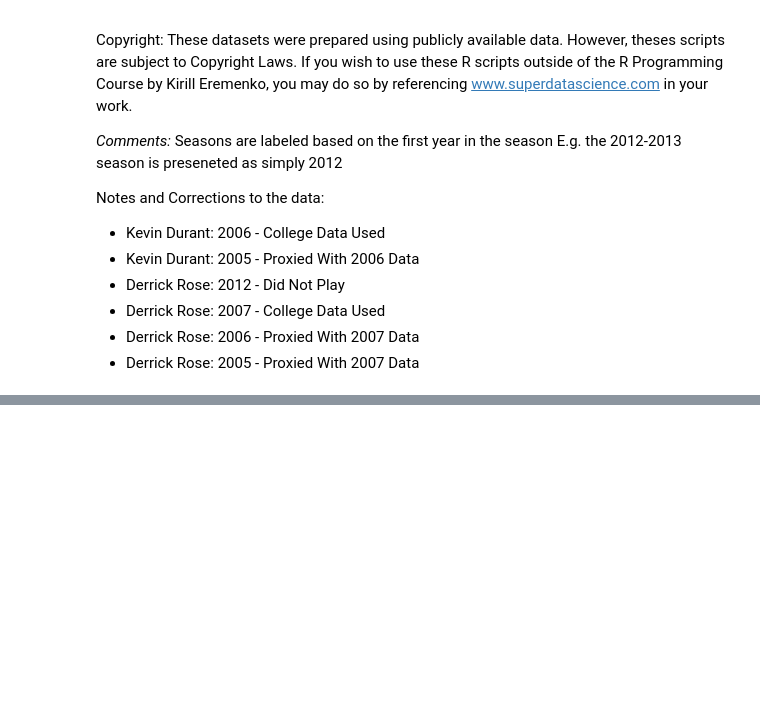
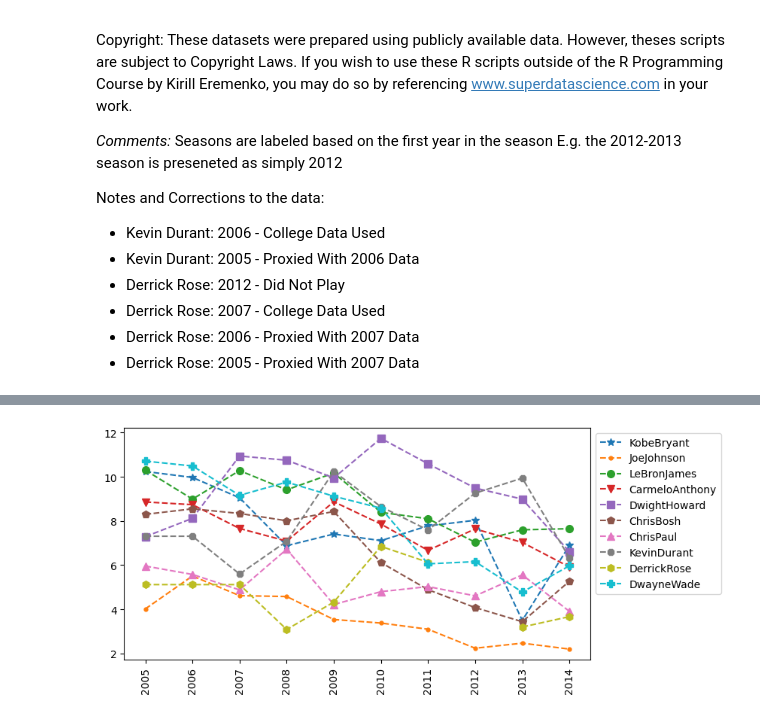
Before and after one commit to supershao1/PythonA-Z, a Jupyter notebook: Section_4_Homework_data.ipynb, the cells around one changed output, grey strips where cells are left out. Saved outputs shown, nothing was run; the diff lists cells and outputs as text; code cells hidden in the pictures; blank space fills up the shorter version.

```diff
--- a/Section_4_Homework_data.ipynb
+++ b/Section_4_Homework_data.ipynb
@@ -77,3 +77,9 @@ DwayneWade_FTA = [803,535,467,771,702,652,297,425,258,370]
 #
 # <put your code here>
 #
+# %%
+import numpy as np
+import matplotlib.pyplot as plt
+
+FT = np.array([KobeBryant_FT,JoeJohnson_FT,LeBronJames_FT,CarmeloAnthony_FT,DwightHoward_FT,ChrisBosh_FT,ChrisPaul_FT,KevinDurant_FT,DerrickRose_FT,DwayneWade_FT])
+FTA = np.array([KobeBryant_FTA,JoeJohnson_FTA,LeBronJames_FTA,CarmeloAnthony_FTA,DwightHoward_FTA,ChrisBosh_FTA,ChrisPaul_FTA,KevinDurant_FTA,DerrickRose_FTA,DwayneWade_FTA])
@@ -79,0 +203,5 @@ DwayneWade_FTA = [803,535,467,771,702,652,297,425,258,370]
+# %%
+import warnings
+warnings.filterwarnings('ignore')
+FTAperGame = np.matrix.round(FTA/Games,2)
+FTAperGame
@@ -79,0 +253,18 @@ DwayneWade_FTA = [803,535,467,771,702,652,297,425,258,370]
+# %%
+%matplotlib inline
+plt.rcParams['figure.figsize'] = 8,4
+# %%
+#adding data input
+def myplot(data, playerlist = Players):
+  #Col = {"KobeBryant":'k',"JoeJohnson":'y',"LeBronJames":'m',"CarmeloAnthony":'c',"DwightHoward":'r',"ChrisBosh":'g',"ChrisPaul":'b',"KevinDurant":'',"DerrickRose":8,"DwayneWade":9}
+  Col = {"KobeBryant":'C0',"JoeJohnson":'C1',"LeBronJames":'C2',"CarmeloAnthony":'C3',"DwightHoward":'C4',"ChrisBosh":'C5',"ChrisPaul":'C6',"KevinDurant":'C7',"DerrickRose":'C8',"DwayneWade":'C9'}
+  Mrk = {"KobeBryant":'*',"JoeJohnson":'.',"LeBronJames":'o',"CarmeloAnthony":'v',"DwightHoward":'s',"ChrisBosh":'p',"ChrisPaul":'^',"KevinDurant":'8',"DerrickRose":'h',"DwayneWade":'P'}
+  for name in playerlist:
+    plt.plot(data[Pdict[name]],c=Col[name], ls='--', marker=Mrk[name],ms=7, label=name)
+  plt.legend(loc='upper left', bbox_to_anchor=(1,1))
+  plt.xticks(list(range(0,10)), Seasons, rotation='vertical')
+  plt.show()
+# %%
+myplot(FTAperGame)
+# %% [output]
+[figure, added]
```
Also changed, not shown: parts of 10 cells of this notebook.
